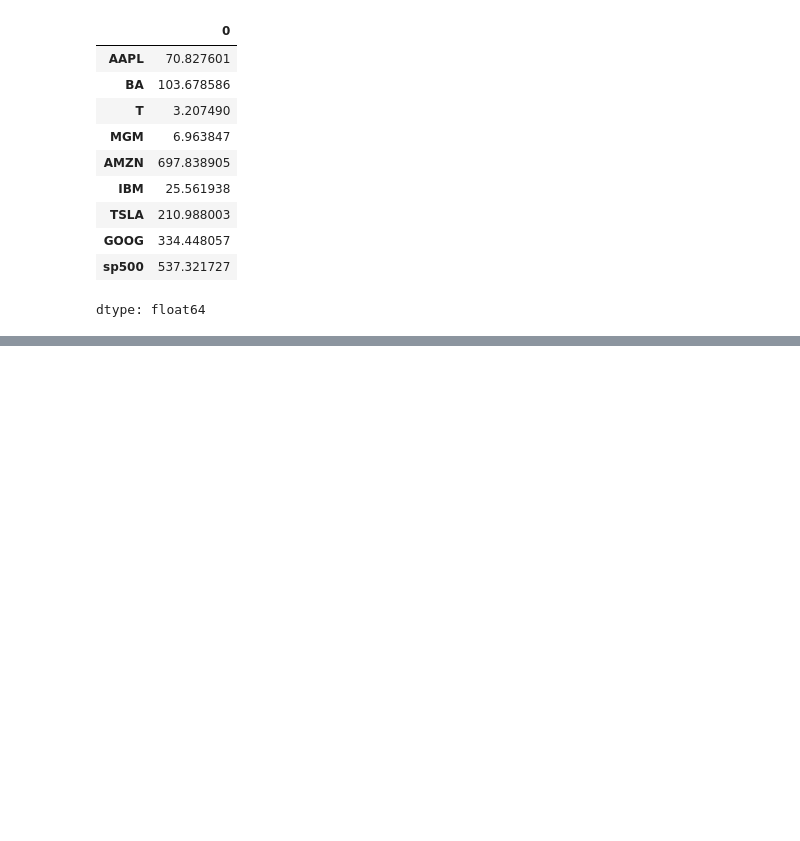
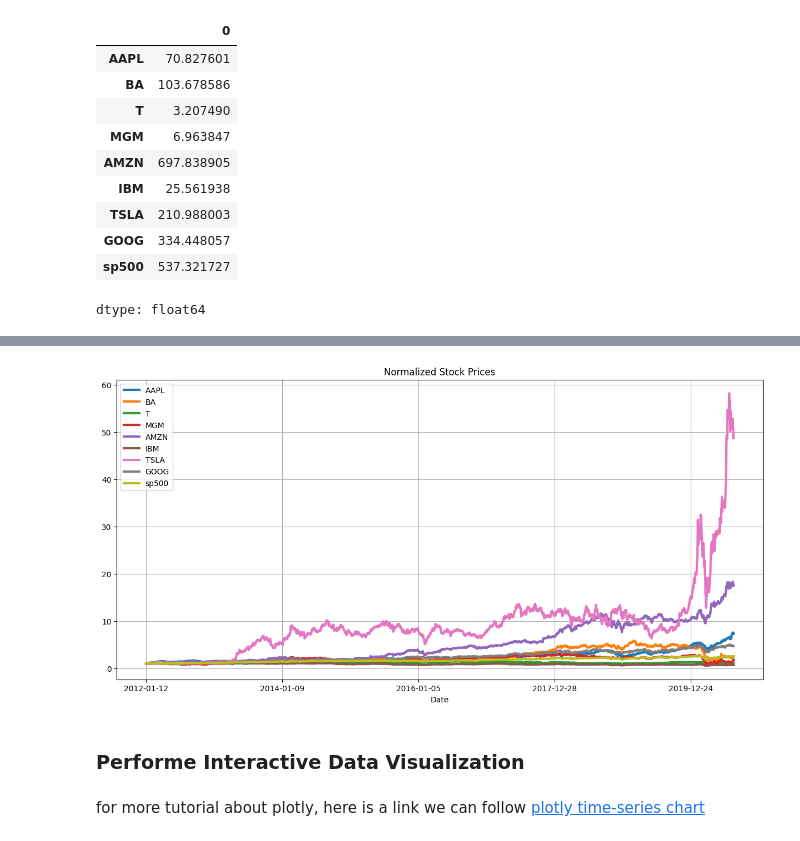
Before and after one commit to deddyandri/stocks-data-analysis, a Jupyter notebook: Stocks Data Analysis.ipynb, the cells around one changed output, grey strips where cells are left out. Drawn from its saved outputs; the diff is of its cells as text; code cells hidden in the pictures; blank space fills up the shorter version.

```diff
--- a/Stocks Data Analysis.ipynb
+++ b/Stocks Data Analysis.ipynb
@@ -119,0 +172,9 @@ stock_df.describe()
+# %%
+# Print out normalized (scaled) stock prices
+# all stock price will be divided by price form index 0 to get all the price on chart start from 1
+
+def normalize(df) :
+  x = df.copy()
+  for i in x.columns[1:]:
+    x[i] = x[i]/x[i][0]
+  return x
@@ -119,0 +197,4 @@ stock_df.describe()
+# %%
+show_plot(normalize(stock_df), 'Normalized Stock Prices')
+# %% [output]
+[figure, added]
@@ -119,0 +206,2 @@ stock_df.describe()
+# %% [markdown]
+### Performe Interactive Data Visualization
@@ -119,0 +214,3 @@ stock_df.describe()
+# %% [markdown]
+for more tutorial about plotly, here is a link we can follow
+[plotly time-series chart](https://plotly.com/python/time-series/)
```
Also changed, not shown: parts of 16 cells of this notebook.
